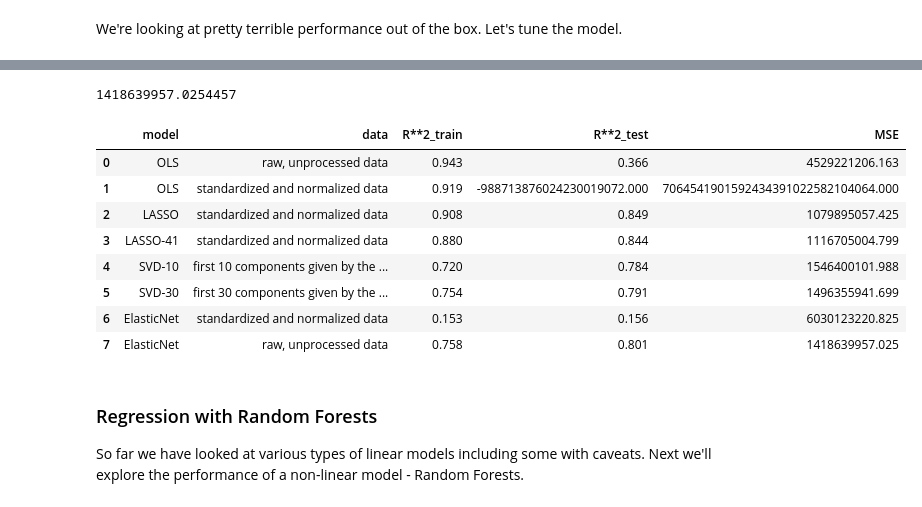
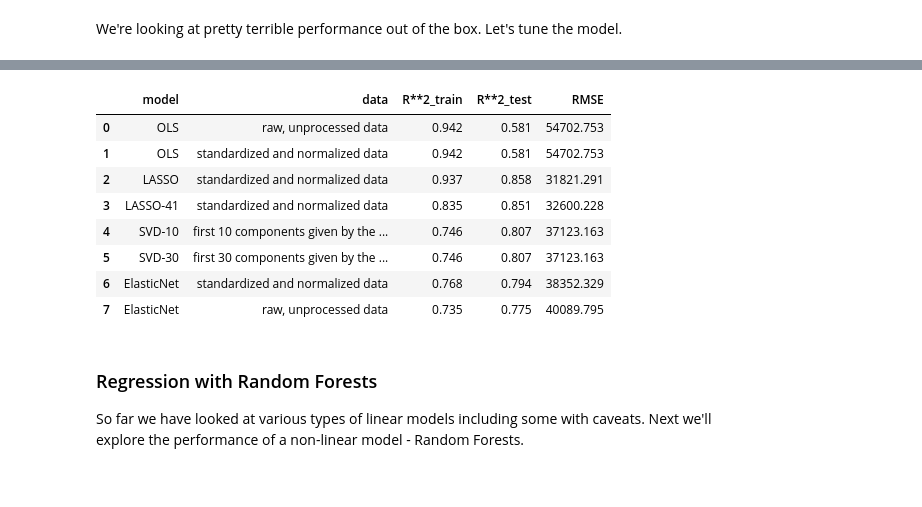
Before and after one commit to aditinabar/house-prices-modeling, a Jupyter notebook: Predicting House Prices.ipynb, the cells around one changed output, grey strips where cells are left out. Drawn from its saved outputs; the diff is of its cells as text; code cells hidden in the pictures.

Commit message:
Convert MSE metric to RMSE using the squared argument

```diff
--- a/Predicting House Prices.ipynb
+++ b/Predicting House Prices.ipynb
@@ -147,11 +219,14 @@ def eval_model(metrics):
 # %%
 # perform standardization of the data
 # Center the data so the mean = 0, and stdev = 1
-scalar = StandardScaler()
-X_standardized = scalar.fit_transform(train_X)
+scalar_X = RobustScaler() # StandardScaler()
+
+X_scaled = scalar_X.fit_transform(train_X)
+test_X_scaled = scalar_X.transform(test_X)
 
 # normalizing using the L2 norm
-X_scaled = normalize(X_standardized, norm='l2')
+# X_scaled = normalize(X_scaled, norm='l2')
+# test_X_scaled = normalize(test_X_scaled, norm='l2')
 # %%
 # fit linear regression on X (original with dummy variables for categorical)
 reg_lm_raw = lm.LinearRegression().fit(train_X, train_Y)
@@ -185,28 +260,28 @@ This model achieved a similar R^2 to the simple linear regression with just an a
 # %%
 regressions = []
 scores = []
-alphas = np.arange(5, 42, 2)
+alphas = [.0001, .01, 1, 2, 5, 10, 20, 100] # np.arange(5, 100, 2)
 
 for a in alphas:
     regression = lm.Lasso(alpha=a,
                           fit_intercept=True,
                           normalize=False,
-                          max_iter=10000
+                          max_iter=100000
                          )\
                    .fit(X_scaled, train_Y)
     regressions.append(regression)
     scores.append(regression.score(X_scaled, train_Y))
 
 # plt.figure()
-fig, ax = plt.subplots(figsize=(8, 5))
+fig, ax = plt.subplots(figsize=(18, 8))
 color = 'tab:blue'
 line1 = ax.plot(alphas, scores, color=color, label='pct variance explained')
-plt.xticks(alphas)
-plt.grid(True, linestyle='-.')
-plt.xlabel('alpha')
-plt.ylim([0, 1])
-plt.ylabel('Percentage', color='black', size=12)
-plt.title('The cost (or not) of dropping variables')
+_ = plt.xticks(alphas)
+_ = plt.grid(True, linestyle='-.')
+_ = plt.xlabel('alpha')
+_ = plt.ylim([0, 1])
+_ = plt.ylabel('Percentage', color='black', size=12)
+_ = plt.title('The cost (or not) of dropping variables')
 
 # collections.Counter returns dict with counts of each value in list. Using to get counts of 0
 coefs = [collections.Counter(x.coef_)[0]/len(x.coef_) for x in regressions]
@@ -214,6 +289,8 @@ coefs = [collections.Counter(x.coef_)[0]/len(x.coef_) for x in regressions]
 color = 'tab:olive'
 line2 = ax.plot(alphas, 1 - np.array(coefs), color=color, label='pct features retained')
 # plt2.set_ylabel('Fraction of features retained', color=color, size=12)
-plt.legend(bbox_to_anchor=(1.01,1))
+_ = plt.legend(bbox_to_anchor=(1.01,1))
 plt.show();
+
+print(f"This plot shows that a penalty factor of alpha = {max(alphas)} which drops about {np.round(coefs[-1]*100,0).astype(int)}% of the input features \nwould cost a {np.round((scores[-1] - scores[0]) * 100, 2)} percentage point drop in captured variance. Below we'll compare the performance of the\nlasso with alpha = 5 and alpha = {max(alphas)}.")
 # %% [output]
@@ -234,6 +308,3 @@ lasso_41.score(X_scaled, train_Y)
 # %% [markdown]
 ### Evaluate generalizability of lasso and simple linear regression
-# %%
-test_X_standardized = scalar.transform(test_X)
-test_X_scaled = normalize(test_X_standardized, norm='l2')
 # %%
@@ -255,9 +326,9 @@ Both the R^2 value and the Mean Squared Error of the linear regression on scaled
 # %% [markdown]
 This section will explore using SVD as a method to perform dimensionality reduction on the data and using the resulting components as inputs to a linear regression.
 # %%
-n_components = 50
+n_components = 10
 
-SVD = TruncatedSVD(n_components=n_components, algorithm='randomized', random_state=7)
+SVD = TruncatedSVD(n_components=n_components, algorithm='randomized', random_state=random_state)
 SVD.fit(X_scaled)
 X_SVD_transformed = SVD.transform(X_scaled)
 plt.figure(figsize=(15, 5), facecolor='w', edgecolor='k')
@@ -364,21 +432,17 @@ ElasticNet(alpha=10, copy_X=True, fit_intercept=True, l1_ratio=0.75,
-# %%
-mean_squared_error(testpredictions_elastnet2, test_Y)
-# %% [output]
-1418639957.0254457
 # %%
-eval_model(['ElasticNet', 'standardized and normalized data', ElastNet.score(X_scaled, train_Y), ElastNet.score(test_X_scaled, test_Y), mean_squared_error(ElastNet.predict(test_X_scaled), test_Y)])
-eval_model(['ElasticNet', 'raw, unprocessed data', ElastNet2.score(train_X, train_Y), ElastNet2.score(test_X, test_Y),mean_squared_error(ElastNet2.predict(test_X), test_Y)])
+eval_model(['ElasticNet', 'standardized and normalized data', ElastNet.score(X_scaled, train_Y), ElastNet.score(test_X_scaled, test_Y), mean_squared_error(test_Y, ElastNet.predict(test_X_scaled), squared=False)])
+eval_model(['ElasticNet', 'raw, unprocessed data', ElastNet2.score(train_X, train_Y), ElastNet2.score(test_X, test_Y), mean_squared_error(test_Y, ElastNet2.predict(test_X), squared=False)])
 model_performance
 # %% [output]
-|  | model | data | R**2_train | R**2_test | MSE |
-| 0 | OLS | raw, unprocessed data | 0.943 | 0.366 | 4529221206.163 |
-| 1 | OLS | standardized and normalized data | 0.919 | -988713876024230019072.000 | 7064541901592434391022582104064.000 |
-| 2 | LASSO | standardized and normalized data | 0.908 | 0.849 | 1079895057.425 |
-| 3 | LASSO-41 | standardized and normalized data | 0.880 | 0.844 | 1116705004.799 |
-| 4 | SVD-10 | first 10 components given by the ... | 0.720 | 0.784 | 1546400101.988 |
-| 5 | SVD-30 | first 30 components given by the ... | 0.754 | 0.791 | 1496355941.699 |
-| 6 | ElasticNet | standardized and normalized data | 0.153 | 0.156 | 6030123220.825 |
-| 7 | ElasticNet | raw, unprocessed data | 0.758 | 0.801 | 1418639957.025 |
+|  | model | data | R**2_train | R**2_test | RMSE |
+| 0 | OLS | raw, unprocessed data | 0.942 | 0.581 | 54702.753 |
+| 1 | OLS | standardized and normalized data | 0.942 | 0.581 | 54702.753 |
+| 2 | LASSO | standardized and normalized data | 0.937 | 0.858 | 31821.291 |
+| 3 | LASSO-41 | standardized and normalized data | 0.835 | 0.851 | 32600.228 |
+| 4 | SVD-10 | first 10 components given by the ... | 0.746 | 0.807 | 37123.163 |
+| 5 | SVD-30 | first 30 components given by the ... | 0.746 | 0.807 | 37123.163 |
+| 6 | ElasticNet | standardized and normalized data | 0.768 | 0.794 | 38352.329 |
+| 7 | ElasticNet | raw, unprocessed data | 0.735 | 0.775 | 40089.795 |
 # %% [markdown]
 ### Regression with Random Forests
 
```
Also changed, not shown: parts of 32 cells of this notebook.
